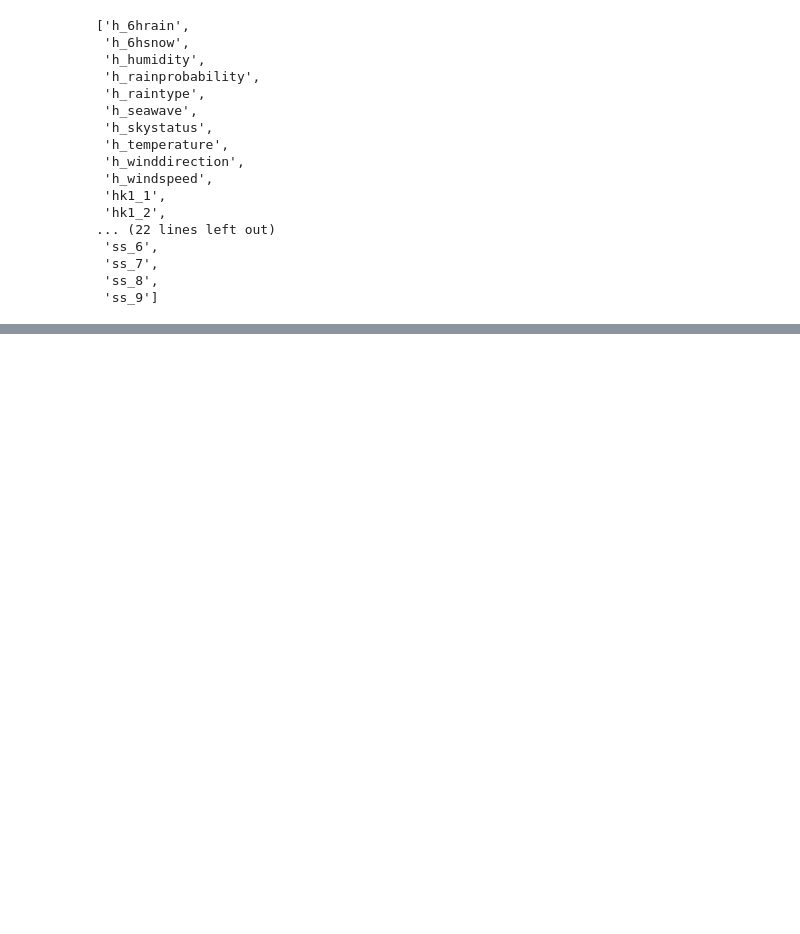
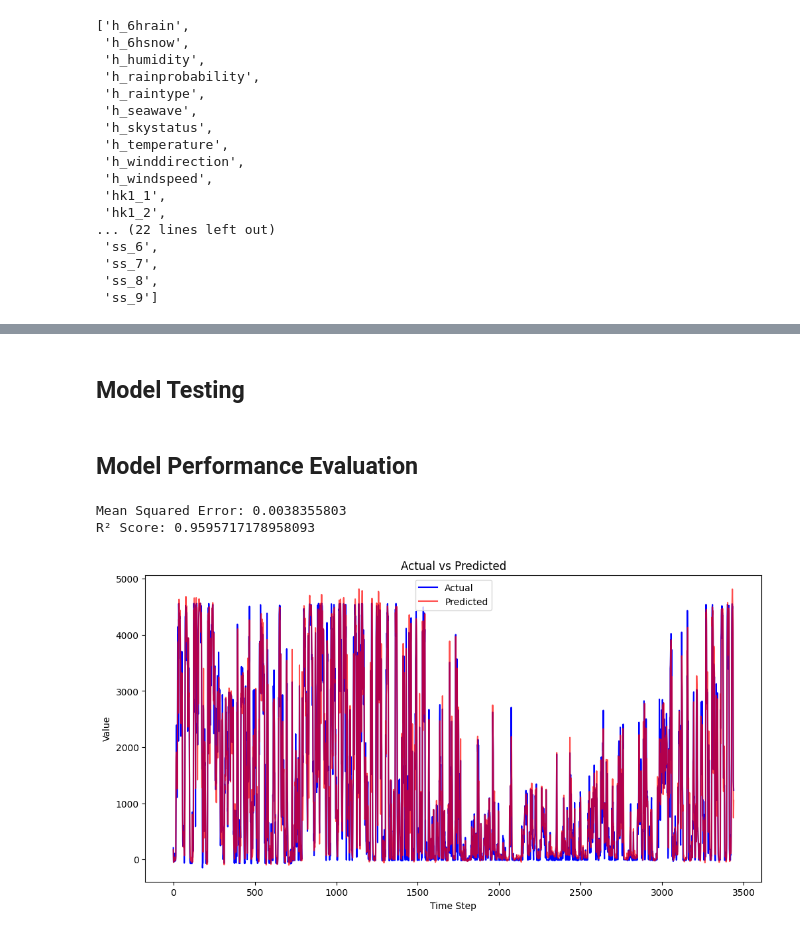
Before and after one commit to machbase/datahub, a Jupyter notebook: dataset/2024/4.Wind Electricity Generation/code/4.Wind_Elec_Gen_New_batch.ipynb, the cells around one changed output, grey strips where cells are left out. Drawn from its saved outputs; the diff is of its cells as text; code cells hidden in the pictures; blank space fills up the shorter version.

```diff
--- a/dataset/2024/4.Wind Electricity Generation/code/4.Wind_Elec_Gen_New_batch.ipynb
+++ b/dataset/2024/4.Wind Electricity Generation/code/4.Wind_Elec_Gen_New_batch.ipynb
@@ -663,10 +81,0 @@ def test(table, name, timeformat, model, start_time_test, end_time_test, batch_s
-# %%
-########################################### 테스트 파라미터 설정 ################################################
-# 검증 시작 시간 설정
-start_time_test = '2016-01-01 06:00:00'
-# 검증 끝 시간 설정
-end_time_test = '2017-12-10 06:00:00'
-# test 시간 리스트 로드
-time_df_test,_ ,_ = time_data_load(table, name, quote(start_time_test), quote(end_time_test), timeformat)
-
-final_scaled, final = test(table, name, timeformat, model_, start_time_test, end_time_test, batch_size, window_size, step_size, Min, Max, min, max, scaler_data, scaler_target, time_df_test)
@@ -683,0 +559,2 @@ R² Score: 0.9595717178958093
+# %% [markdown]
+## Model Testing
@@ -683,0 +650,38 @@ R² Score: 0.9595717178958093
+# %%
+########################################### Test Parameter Settings ################################################
+# Load the best model
+model_ = torch.load(f'./result/Wind_Elec_Gen_New_Batch.pt')
+# Set the start time for the test data
+start_time_test = '2016-01-01 06:00:00'
+# Set the end time for the test data
+end_time_test = '2017-12-10 06:00:00'
+# Load the test time list
+time_df_test,_ ,_ = time_data_load(table, name, quote(start_time_test), quote(end_time_test), timeformat)
+
+######################################## Proceed with testing #############################################
+final_scaled, final = test(table, name, timeformat, model_, batch_size, window_size, step_size, Min, Max, min, max, scaler_data, scaler_target, time_df_test)
+# %% [markdown]
+## Model Performance Evaluation
+# %%
+# Calculate MSE
+mse = mean_squared_error(final_scaled['real'].values, final_scaled['pred'].values)
+print("Mean Squared Error:", mse)
+
+# Calculate R² Score
+r2 = r2_score(final['real'].values, final['pred'].values)
+print("R² Score:", r2)
+# %% [output]
+Mean Squared Error: 0.0038355803
+R² Score: 0.9595717178958093
+# %%
+# Compare the test results: Actual values vs Predicted values
+plt.figure(figsize=(12, 6))
+plt.plot(final['real'].values, label='Actual', color='blue')
+plt.plot(final['pred'].values, label='Predicted', color='red', alpha=0.7)
+plt.title('Actual vs Predicted')
+plt.xlabel('Time Step')
+plt.ylabel('Value')
+plt.legend()
+plt.show()
+# %% [output]
+[figure, added]
```
Also changed, not shown: parts of 47 cells of this notebook, 1 other file.
